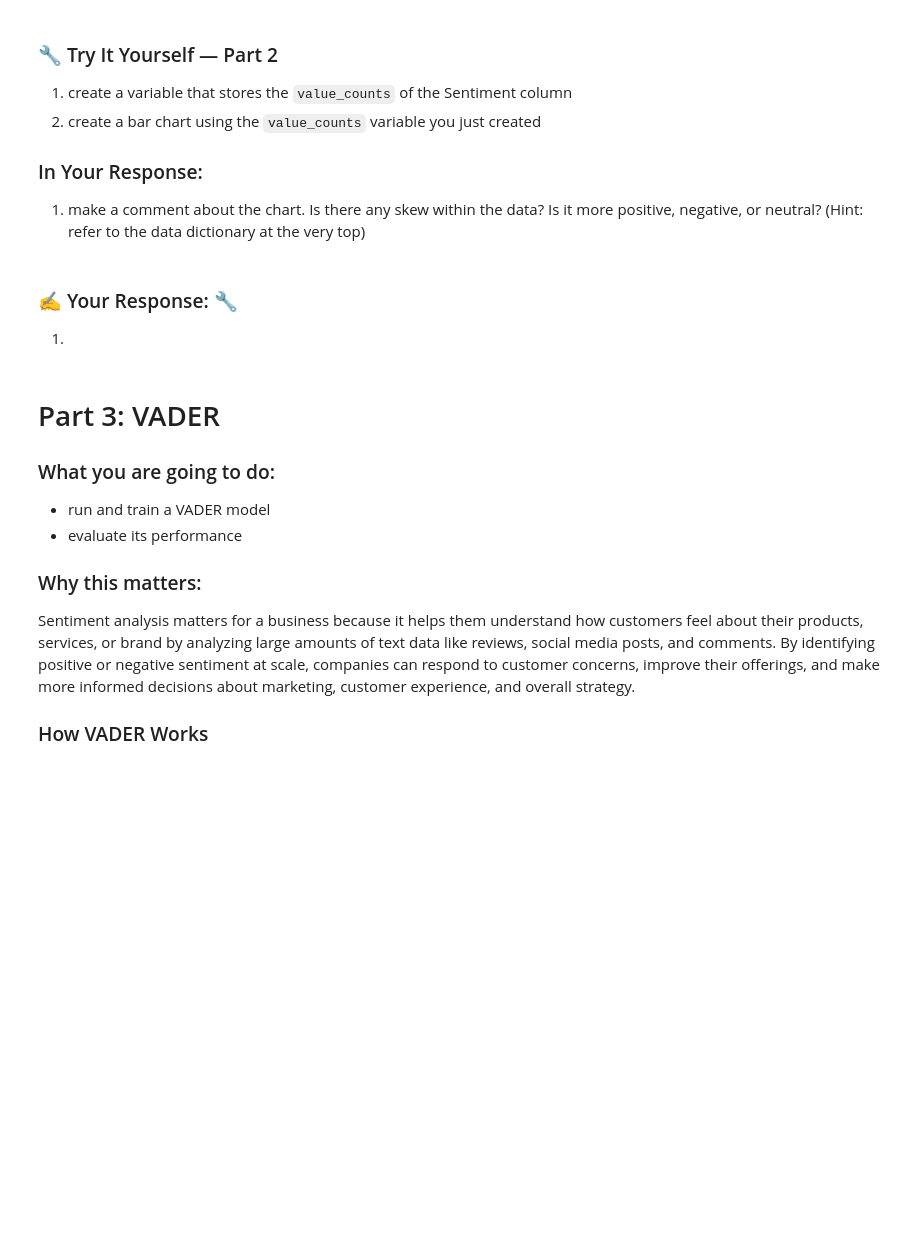
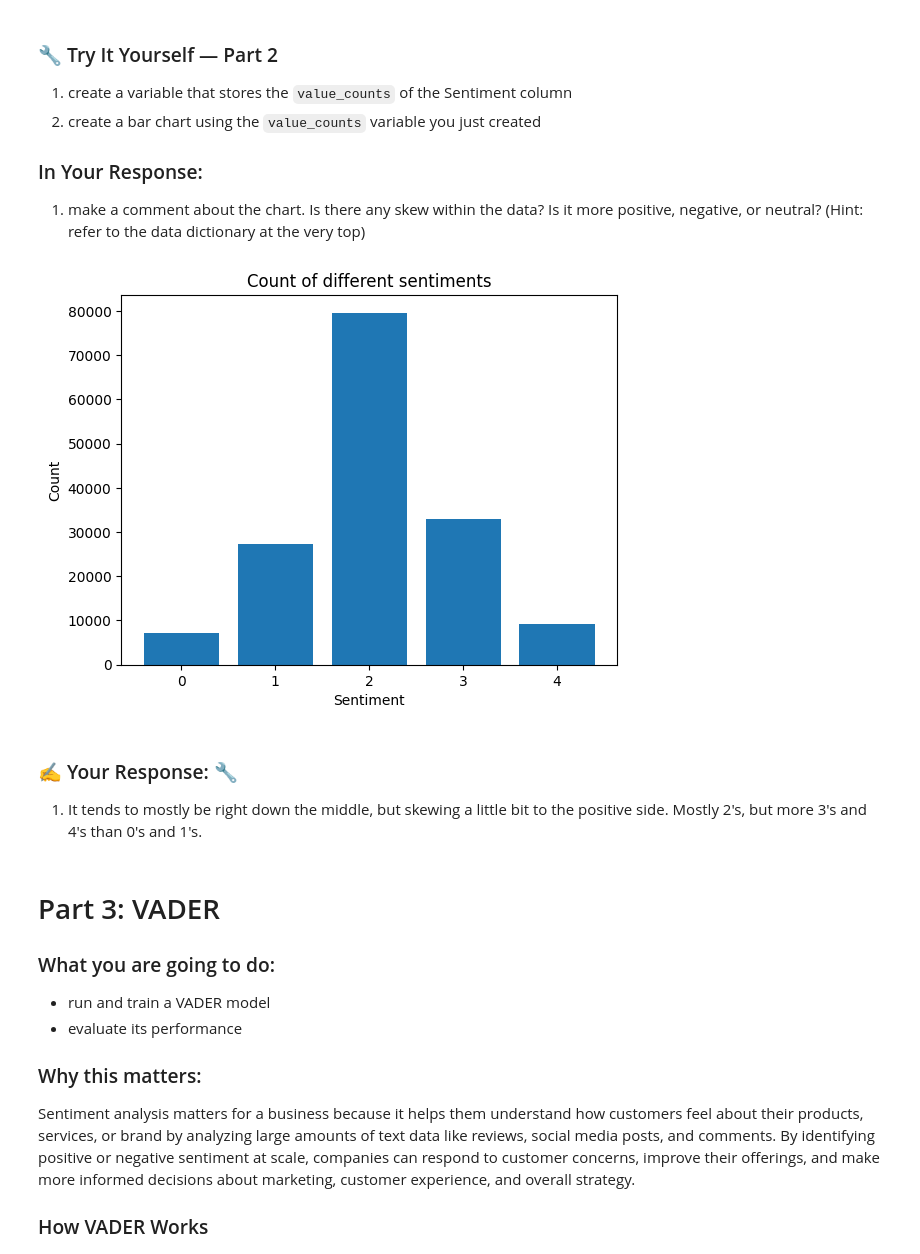
Before and after one commit to expely/Business-Analytics-Labs, a Jupyter notebook: Labs/lab_13_text_analytics.ipynb, the cells around one changed output. Saved outputs shown, nothing was run; the diff lists cells and outputs as text; code cells hidden in the pictures; blank space fills up the shorter version.

```diff
--- a/Labs/lab_13_text_analytics.ipynb
+++ b/Labs/lab_13_text_analytics.ipynb
@@ -98,6 +106,18 @@ In the dataset you'll notice that each phrase has a sentiment score. These score
-# %% [markdown]
-### ✍️ Your Response: 🔧
-1.
+# %%
+# Sentiments Count
+sentiments = df['Sentiment'].value_counts()
+
+# Bar Chart
+plt.bar(sentiments.index, sentiments.values)
+plt.xlabel('Sentiment')
+plt.ylabel('Count')
+plt.title('Count of different sentiments')
+plt.show()
+# %% [output]
+[figure, added]
+# %% [markdown]
+### ✍️ Your Response: 🔧
+1. It tends to mostly be right down the middle, but skewing a little bit to the positive side. Mostly 2's, but more 3's and 4's than 0's and 1's.
 # %% [markdown]
 # Part 3: VADER
 ### What you are going to do:
```
Also changed, not shown: parts of 16 cells of this notebook.
